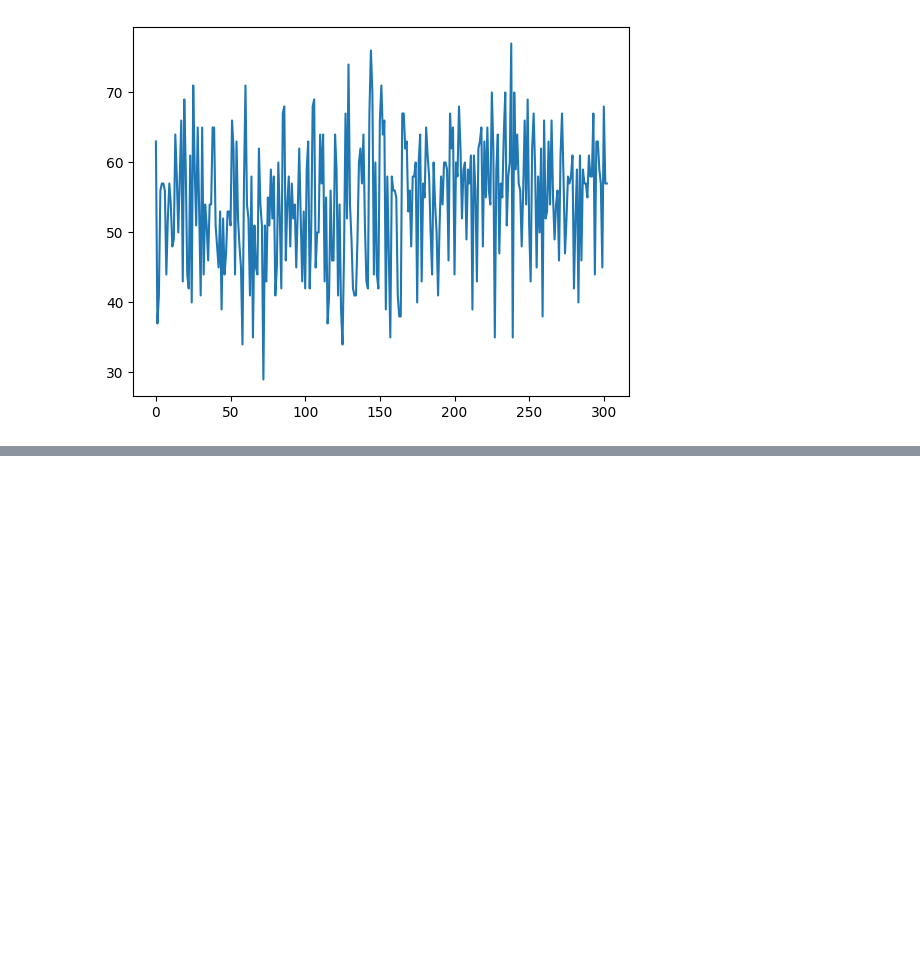
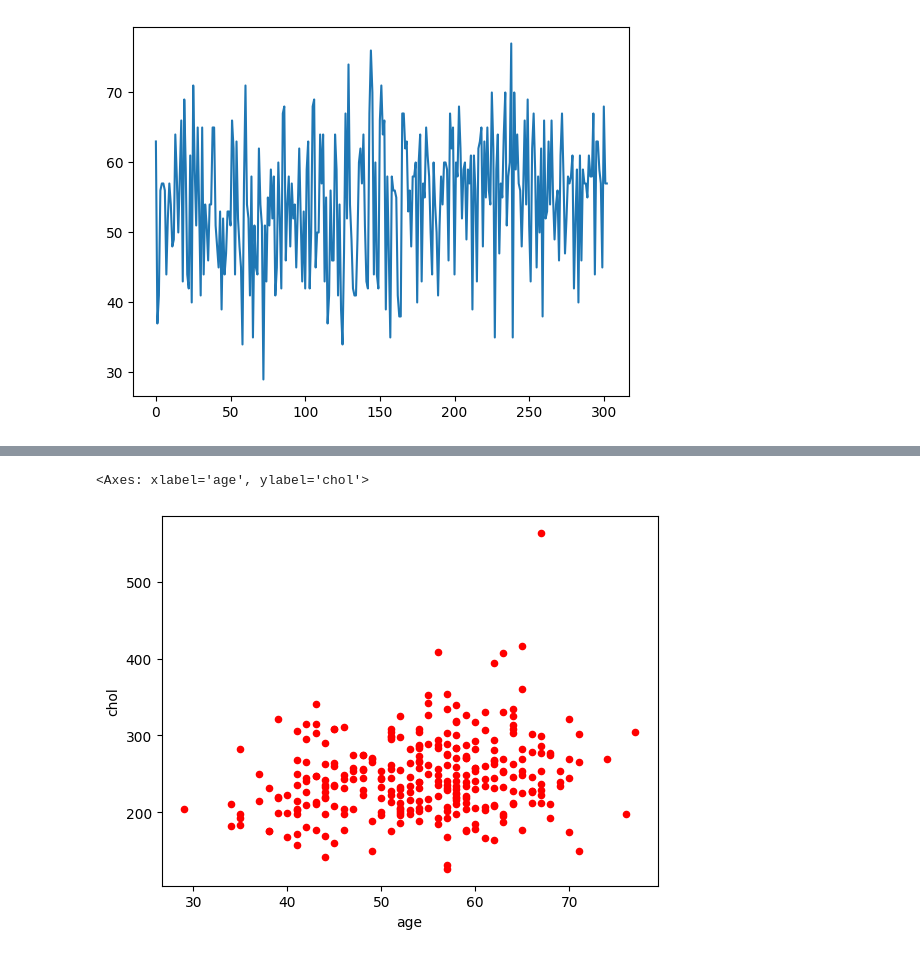
Before and after one commit to Numanur/data-science-ml, a Jupyter notebook: matplotlib_basic.ipynb, the cells around one changed output, grey strips where cells are left out. Drawn from its saved outputs; the diff is of its cells as text; code cells hidden in the pictures; blank space fills up the shorter version.

```diff
--- a/matplotlib_basic.ipynb
+++ b/matplotlib_basic.ipynb
@@ -17,0 +28,5 @@ df["age"].plot()
+# %%
+df.plot(x="age", y="chol", kind="scatter", color="red", alpha=1)#alpha means the intensity of colour
+# %% [output]
+<Axes: xlabel='age', ylabel='chol'>
+[figure, added]
```
Also changed, not shown: parts of 4 cells of this notebook.
